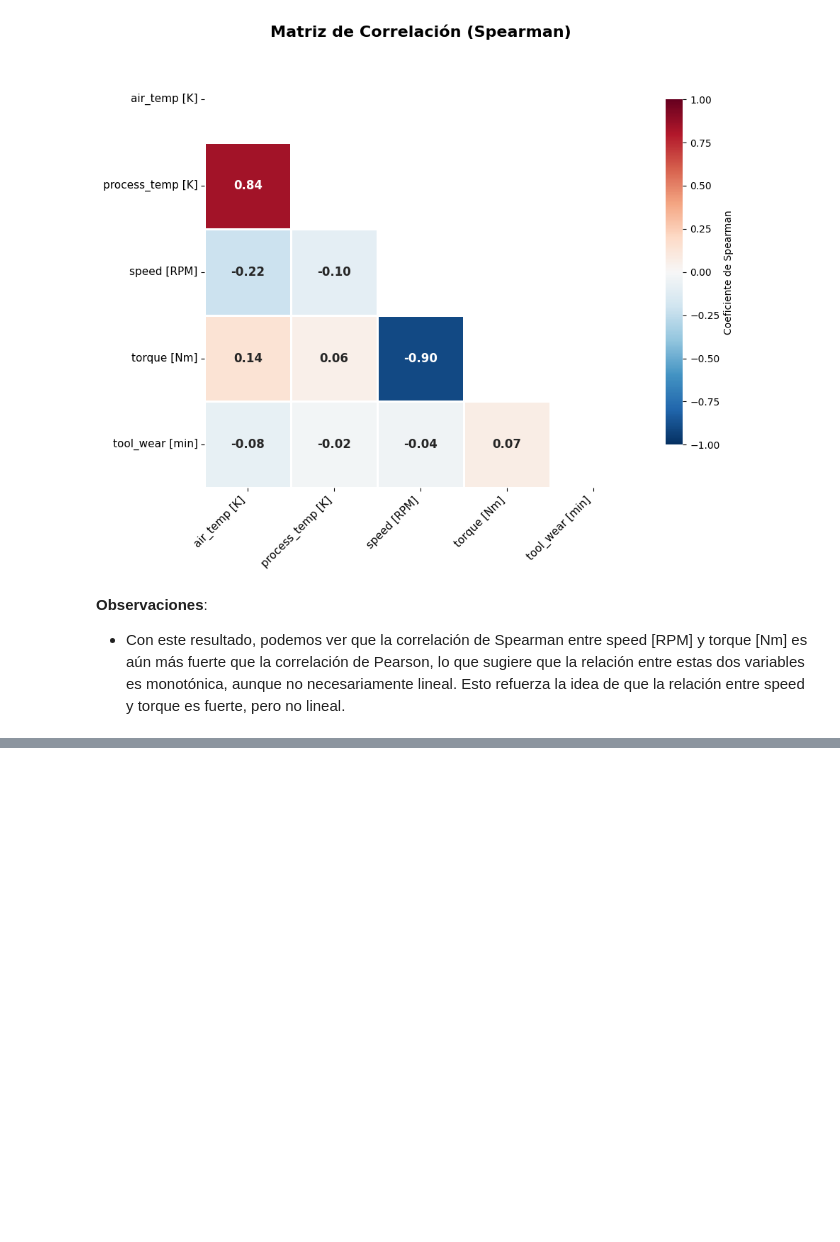
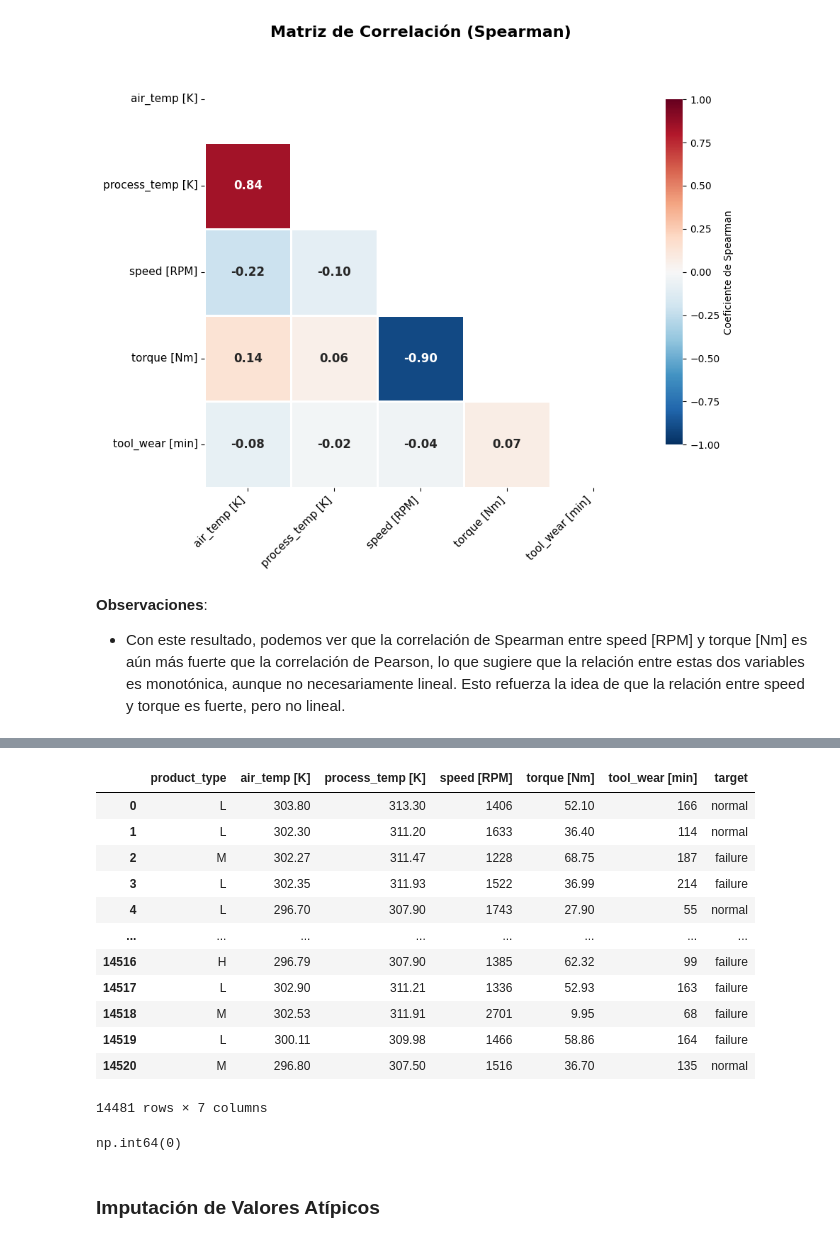
Before and after one commit to gonzag8/TP-Ciencia-de-Datos, a Jupyter notebook: Core/tp_cdd.ipynb, the cells around one changed output, grey strips where cells are left out. Drawn from its saved outputs; the diff is of its cells as text; code cells hidden in the pictures; blank space fills up the shorter version.

```diff
--- a/Core/tp_cdd.ipynb
+++ b/Core/tp_cdd.ipynb
@@ -371,0 +417,17 @@ plt.show()
+# %%
+# Observamos las filas que sí tienen la columna air_temp [K]
+df[pd.notnull(df['air_temp [K]'])]
+# %% [output]
+|  | product_type | air_temp [K] | process_temp [K] | speed [RPM] | torque [Nm] | tool_wear [min] | target |
+| 0 | L | 303.80 | 313.30 | 1406 | 52.10 | 166 | normal |
+| 1 | L | 302.30 | 311.20 | 1633 | 36.40 | 114 | normal |
+| 2 | M | 302.27 | 311.47 | 1228 | 68.75 | 187 | failure |
+| 3 | L | 302.35 | 311.93 | 1522 | 36.99 | 214 | failure |
+| 4 | L | 296.70 | 307.90 | 1743 | 27.90 | 55 | normal |
+| ... | ... | ... | ... | ... | ... | ... | ... |
+| 14516 | H | 296.79 | 307.90 | 1385 | 62.32 | 99 | failure |
+| 14517 | L | 302.90 | 311.21 | 1336 | 52.93 | 163 | failure |
+| 14518 | M | 302.53 | 311.91 | 2701 | 9.95 | 68 | failure |
+| 14519 | L | 300.11 | 309.98 | 1466 | 58.86 | 164 | failure |
+| 14520 | M | 296.80 | 307.50 | 1516 | 36.70 | 135 | normal |
+14481 rows × 7 columns
@@ -371,0 +437,7 @@ plt.show()
+# %%
+# Verificar que no queden valores faltantes
+df.isnull().sum()
+# %% [output]
+np.int64(0)
+# %% [markdown]
+### Imputación de Valores Atípicos
```
Also changed, not shown: parts of 25 cells of this notebook.
